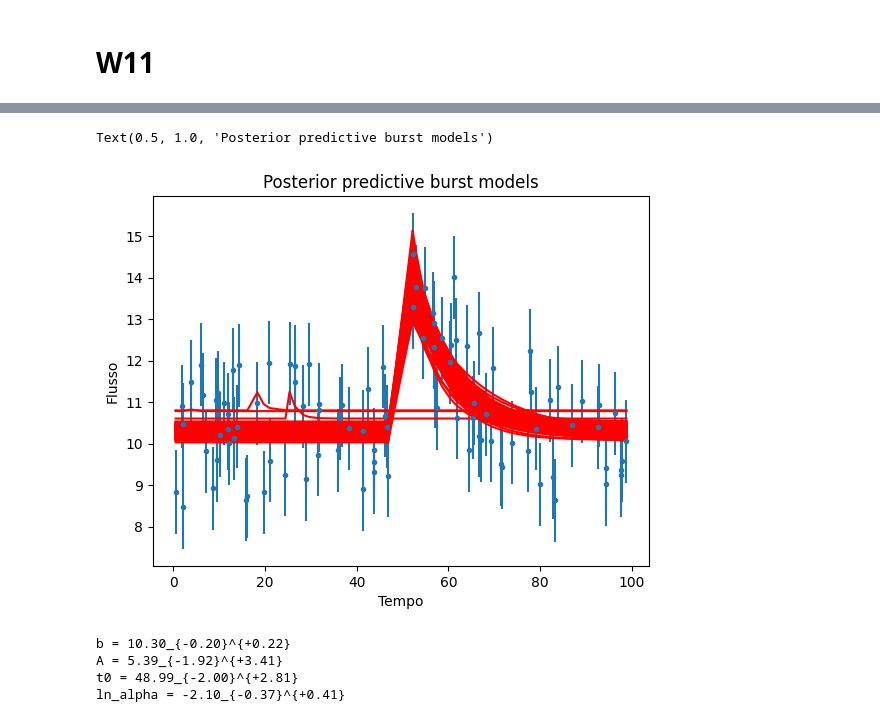
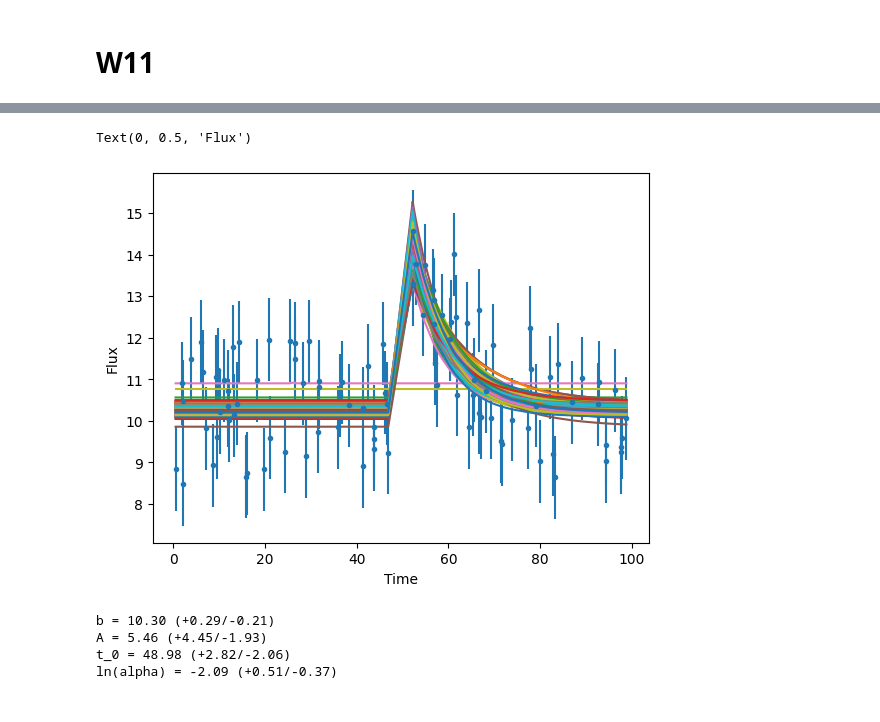
Before and after one commit to LorenzaImpicciche/astrostatistics_bicocca_2025, a Jupyter notebook: working/W11.ipynb, the cells around one changed output, grey strips where cells are left out. Cells and saved outputs as stored; diff of their text form; code cells hidden in the pictures.

```diff
--- a/working/W11.ipynb
+++ b/working/W11.ipynb
@@ -93,0 +83,5 @@ N. campioni dopo thinning: 2500
+# %%
+def log_prior(b, A, t_burst, ln_alpha):
+    if 0 < b < 50 and 0 < A < 50 and 0 < t_burst < 100 and -5 < ln_alpha < 5:
+        return 0.0
+    return -np.inf
@@ -93,0 +95,9 @@ N. campioni dopo thinning: 2500
+# %%
+ndim = 4 # N param model
+nwalkers = 50
+nsteps = 10000
+initial = [25, 25, 50, 0]
+p0 = initial + 1e-4 * np.random.randn(nwalkers, ndim)
+
+sampler = emcee.EnsembleSampler(nwalkers, ndim, log_posterior)
+sampler.run_mcmc(p0, nsteps, progress=True)
@@ -93,0 +122,9 @@ N. campioni dopo thinning: 2500
+# %%
+#burn in, thinning
+tau = sampler.get_autocorr_time()
+burn = int(2 * np.max(tau))
+thin = int(np.max(tau))
+samples = sampler.get_chain(discard=burn, thin=thin, flat=True)
+
+print(f"Autocorrelation time: {tau}")
+print(f"Samples after thinning: {samples.shape}")
@@ -103,31 +146,14 @@ WARNING:root:Too few points to create valid contours
 # %%
-plt.errorbar(t, flux, yerr=err, fmt='.', label='Dati')
+plt.errorbar(t0, flux0, yerr=err0, fmt=".")
 
-# Scegli 100 campioni
-subset = flat_samples[np.random.choice(flat_samples.shape[0], 100, replace=False)]
-
-# Disegna le curve
-for s in subset:
-    b, A, t0, ln_alpha = s
+inds = np.random.choice(samples.shape[0], 100, replace=False)
+for i in inds:
+    b, A, t_burst, ln_alpha = samples[i]
     alpha = np.exp(ln_alpha)
-    model_flux = burst_model(t, b, A, t0, alpha)
-    plt.plot(t, model_flux, color="red")
-
-plt.xlabel("Tempo")
-plt.ylabel("Flusso")
-plt.title("Posterior predictive burst models")
+    model_flux = burst_model(t0, b, A, t_burst, alpha)
+    plt.plot(t0, model_flux)
+plt.xlabel("Time")
+plt.ylabel("Flux")
 # %% [output]
-Text(0.5, 1.0, 'Posterior predictive burst models')
+Text(0, 0.5, 'Flux')
-[figure, old version]
+[figure, new version]
-# %%
-for i, label in enumerate(labels):
-    mcmc = np.percentile(flat_samples[:, i], [5, 50, 95])
-    median = mcmc[1]
-    lower = median - mcmc[0]
-    upper = mcmc[2] - median
-    print(f"{label} = {median:.2f}_{{-{lower:.2f}}}^{{+{upper:.2f}}}")
-# %% [output]
-b = 10.30_{-0.20}^{+0.22}
-A = 5.39_{-1.92}^{+3.41}
-t0 = 48.99_{-2.00}^{+2.81}
-ln_alpha = -2.10_{-0.37}^{+0.41}
@@ -133,0 +167,10 @@ ln_alpha = -2.10_{-0.37}^{+0.41}
+# %%
+summary(samples_2d[:, 0], "b")
+summary(samples_2d[:, 1], "A")
+summary(samples_2d[:, 2], "t_0")
+summary(samples_2d[:, 3], "ln(alpha)")
+# %% [output]
+b = 10.30 (+0.29/-0.21)
+A = 5.46 (+4.45/-1.93)
+t_0 = 48.98 (+2.82/-2.06)
+ln(alpha) = -2.09 (+0.51/-0.37)
```
Also changed, not shown: parts of 15 cells of this notebook.
